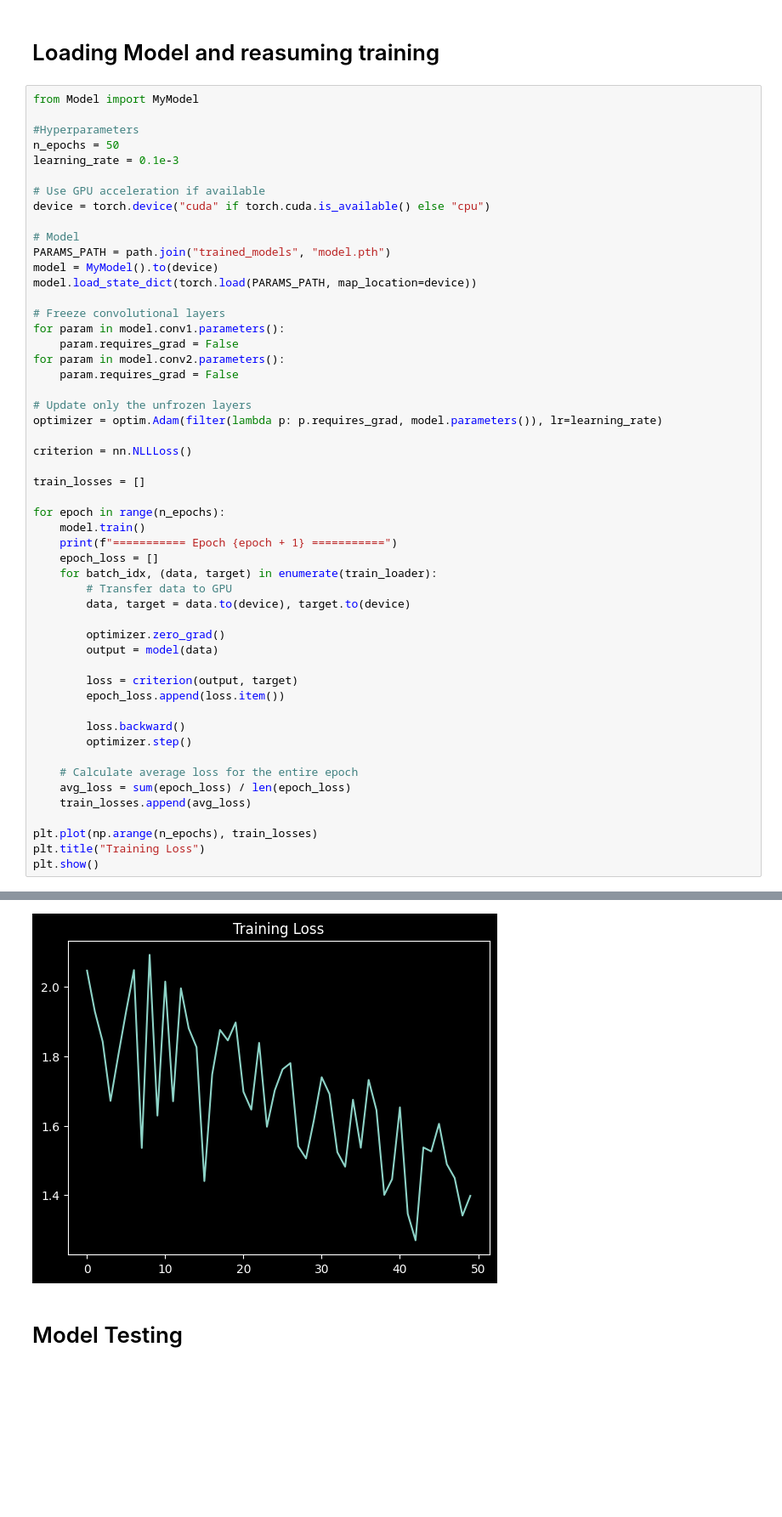
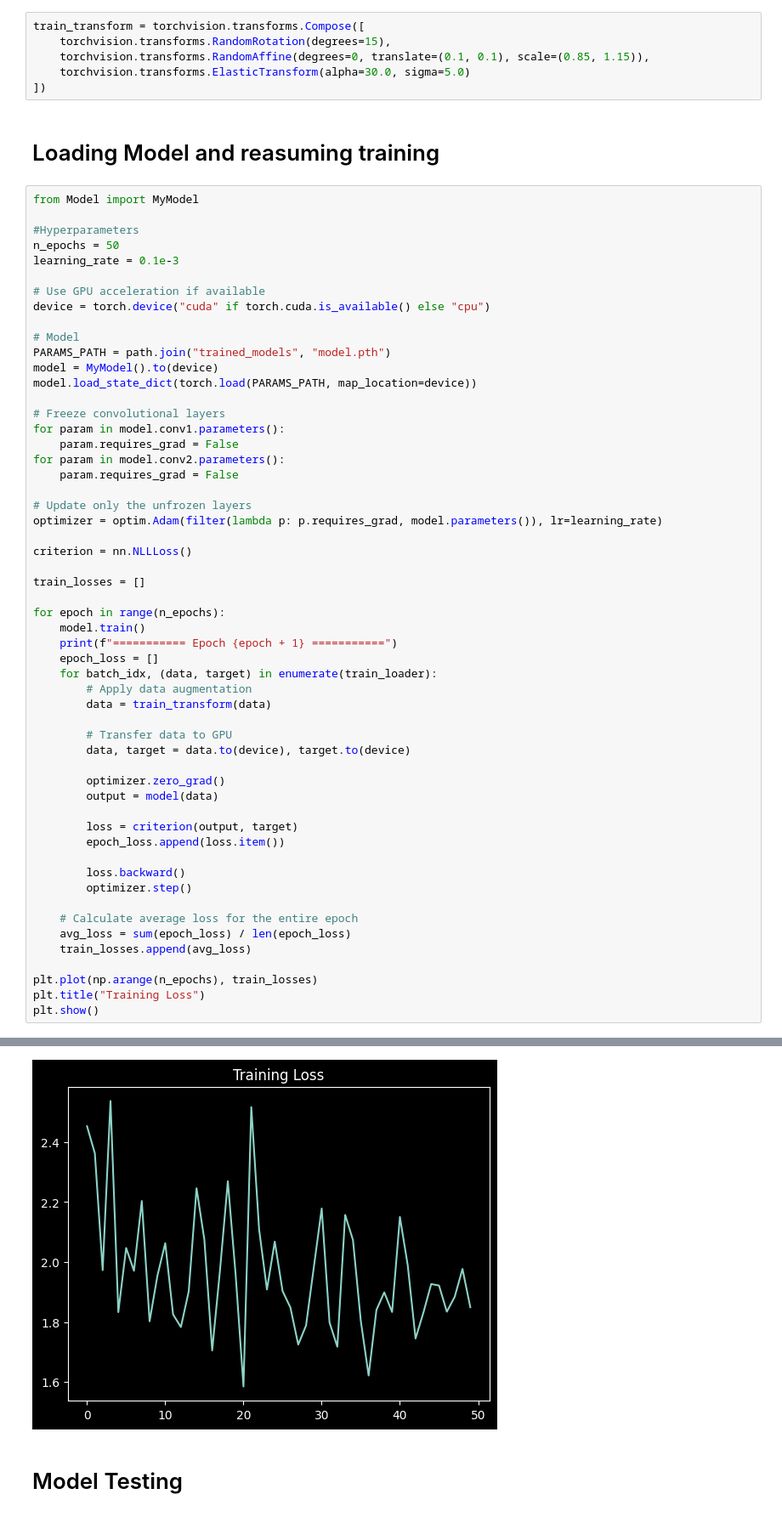
Before and after one commit to AI-MED-AGH/handwritten-digits-recognizer, a Jupyter notebook: Fine_tuning.ipynb, the cells around one changed output, grey strips where cells are left out. Shown at 85% size. Cells and saved outputs as stored; diff of their text form; blank space fills up the shorter version.

Commit message:
feat(fine-tuning): add data augmentation to the fine-tuning pipeline

```diff
--- a/Fine_tuning.ipynb
+++ b/Fine_tuning.ipynb
@@ -117,3 +118,9 @@ torch.Size([1, 28, 28])
+# %%
+train_transform = torchvision.transforms.Compose([
+    torchvision.transforms.RandomRotation(degrees=15),
+    torchvision.transforms.RandomAffine(degrees=0, translate=(0.1, 0.1), scale=(0.85, 1.15)),
+    torchvision.transforms.ElasticTransform(alpha=30.0, sigma=5.0)
+])
 # %% [markdown]
 # Loading Model and reasuming training
 # %%
@@ -149,6 +156,9 @@ for epoch in range(n_epochs):
     print(f"=========== Epoch {epoch + 1} ===========")
     epoch_loss = []
     for batch_idx, (data, target) in enumerate(train_loader):
+        # Apply data augmentation
+        data = train_transform(data)
+
         # Transfer data to GPU
         data, target = data.to(device), target.to(device)
 
@@ -159,34 +169,34 @@ for epoch in range(n_epochs):
         epoch_loss.append(loss.item())
 
         loss.backward()
         optimizer.step()
 
     # Calculate average loss for the entire epoch
     avg_loss = sum(epoch_loss) / len(epoch_loss)
     train_losses.append(avg_loss)
 
 plt.plot(np.arange(n_epochs), train_losses)
 plt.title("Training Loss")
 plt.show()
 # %% [output]
 =========== Epoch 1 ===========
 =========== Epoch 2 ===========
 =========== Epoch 3 ===========
 =========== Epoch 4 ===========
 =========== Epoch 5 ===========
 =========== Epoch 6 ===========
 =========== Epoch 7 ===========
 =========== Epoch 8 ===========
 =========== Epoch 9 ===========
 =========== Epoch 10 ===========
 =========== Epoch 11 ===========
 =========== Epoch 12 ===========
 ... (34 lines left out)
 =========== Epoch 47 ===========
 =========== Epoch 48 ===========
 =========== Epoch 49 ===========
 =========== Epoch 50 ===========
-[figure, old version]
+[figure, new version]
 # %% [markdown]
 # Model Testing
 # %%
```
Also changed, not shown: parts of 5 cells of this notebook.
